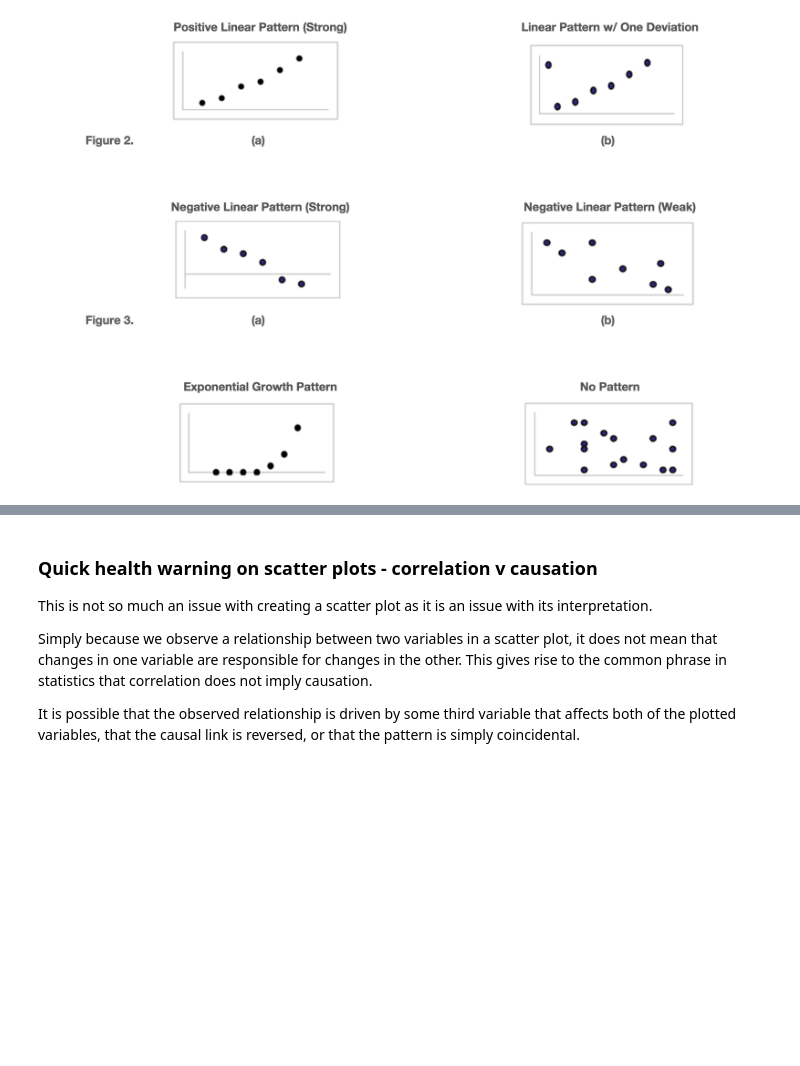
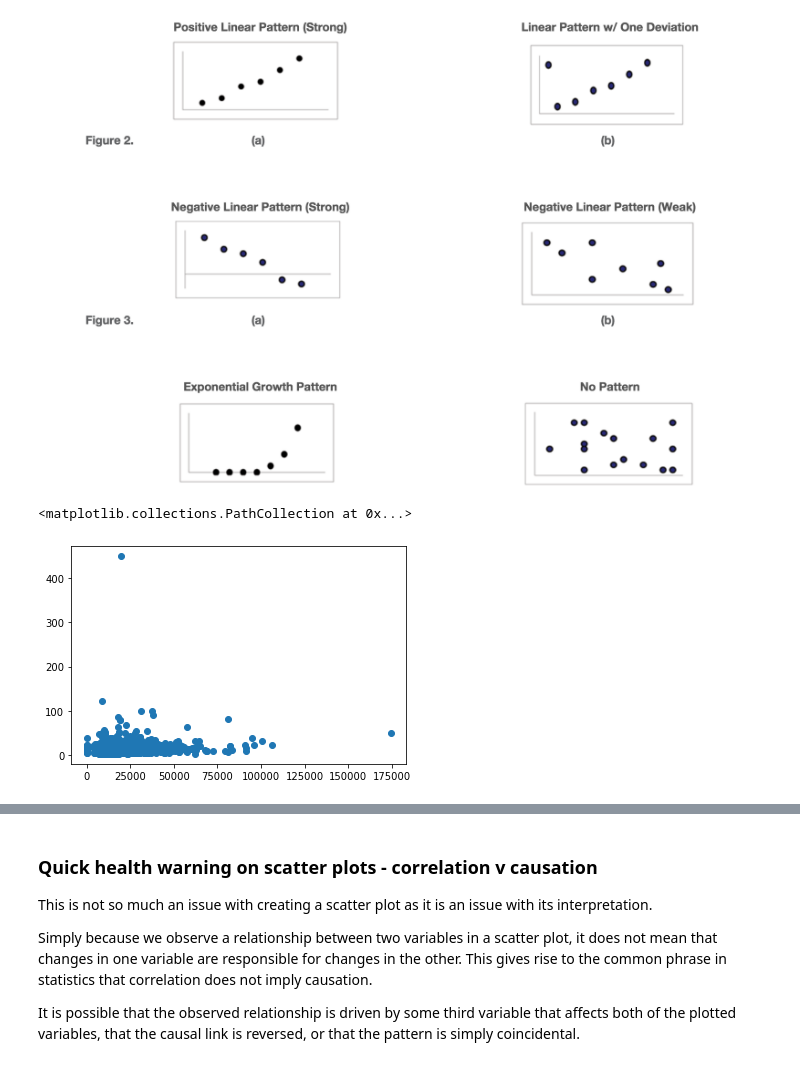
Before and after one commit to student-IH-labs-and-stuff/BCNDATA2022, a Jupyter notebook: ClassMaterials/Week1/Day4EDA/Correlation_Distribution_Multicollinearity-Sian.ipynb, the cells around one changed output, grey strips where cells are left out. Cells and saved outputs as stored; diff of their text form; code cells hidden in the pictures; blank space fills up the shorter version.

```diff
--- a/ClassMaterials/Week1/Day4EDA/Correlation_Distribution_Multicollinearity-Sian.ipynb
+++ b/ClassMaterials/Week1/Day4EDA/Correlation_Distribution_Multicollinearity-Sian.ipynb
@@ -98,5 +186,10 @@ Identification of correlational relationships are common with scatter plots. In
 Image("scatter.png")
 # %% [output]
 [figure]
+# %%
+plt.scatter(x='percapita',y='avggift', data=data)
+# %% [output]
+<matplotlib.collections.PathCollection at 0x...>
+[figure, added]
 # %%
 # all scatter plots as a matrix using pairplot
```
Also changed, not shown: parts of 17 cells of this notebook.
